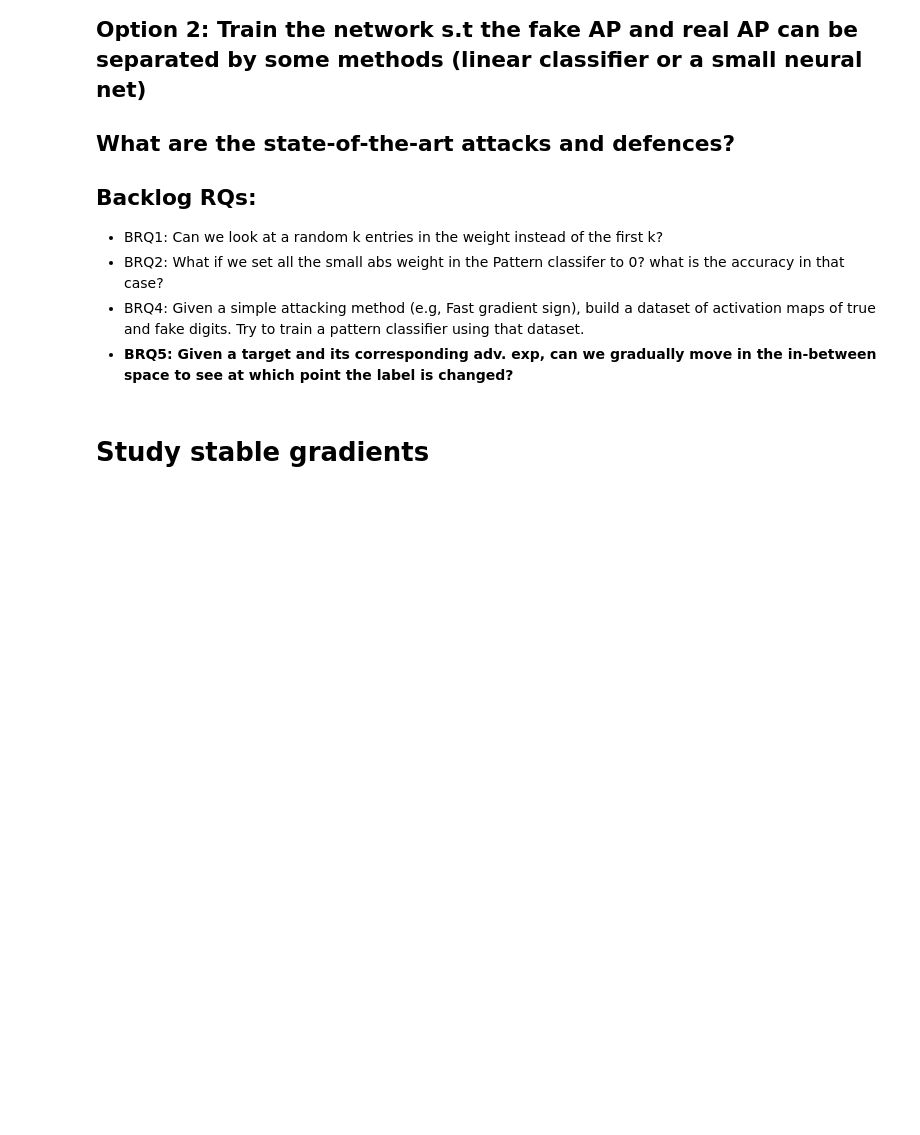
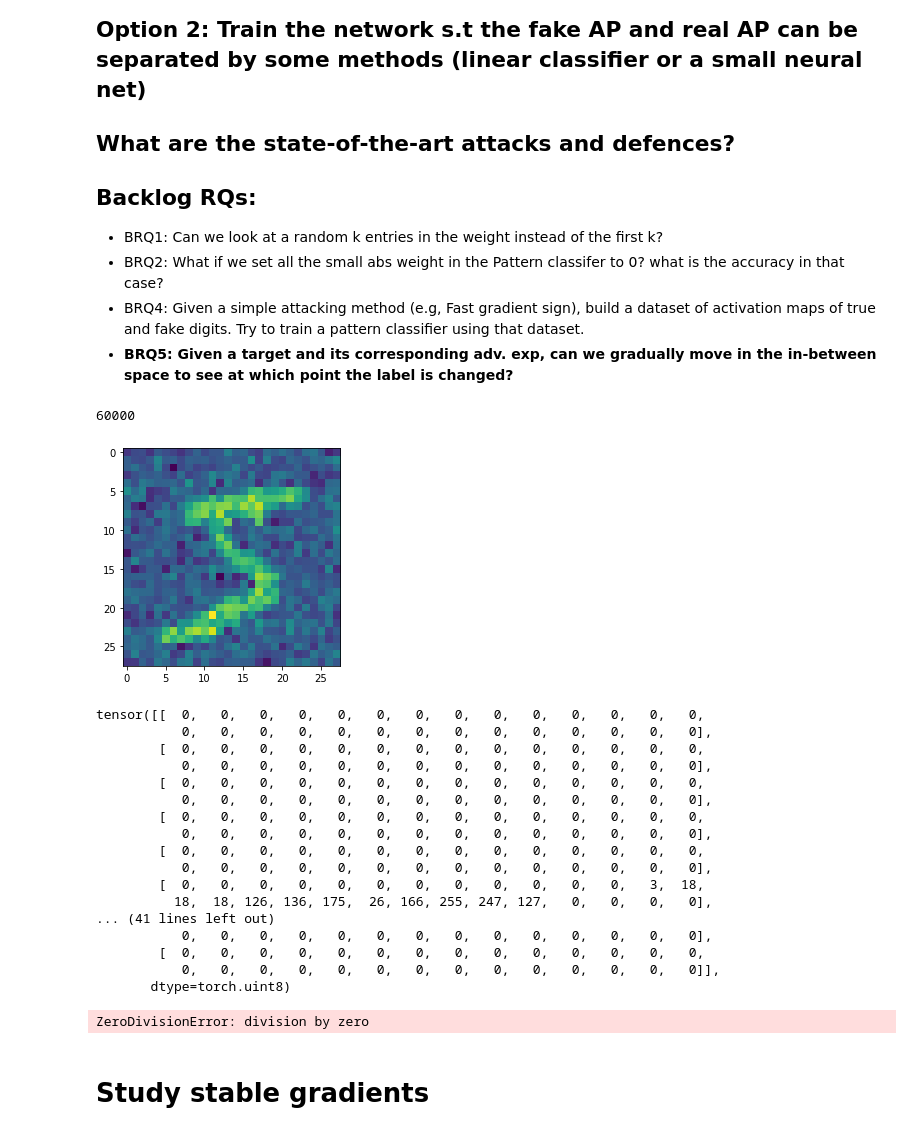
Before and after one commit to nhamlv-55/CFI_NNs, a Jupyter notebook: MNIST_toy/Expriment-WeekFeb9th.ipynb, the cells around one changed output. Saved outputs shown, nothing was run; the diff lists cells and outputs as text; code cells hidden in the pictures; blank space fills up the shorter version.

Commit message:
Added API for arbitrary changes
Examples:
circular shift
shift
arbitrary noise

```diff
--- a/MNIST_toy/Expriment-WeekFeb9th.ipynb
+++ b/MNIST_toy/Expriment-WeekFeb9th.ipynb
@@ -75,3 +176,14 @@ transform = transforms.Compose([
+# %%
+def transform_dataset(dataset):
+    '''
+    DO A STATE CHANGE
+    '''
+    print(dataset.data.shape[0])
+    for i in range(dataset.data.shape[0]):
+        #dataset.data[i,:,:] = shift(dataset.data[i,:,:],-10, 15)
+        gaussian = torch.distributions.Normal(loc = 128, scale = 50)# loc = mu, scale = stddev
+
+        dataset.data[i,:,:] = noisify(dataset.data[i,:,:], gaussian)
 # %% [markdown]
 ## Agenda
 ### Big question: CFI for NN
@@ -140,25 +252,54 @@ Currently, if Cond.2 is satisfied, then 3 is not.
 # %%
 #init stuffs
 LOAD = True
 # LOADPATH = 'TinyCNNreg.conv1.conv2.fc1.fc2.17:09:00'
-LOADPATH = 'FFN18:28:21'
-RELUPATH = 'relu_exp_data16:06:03.json'
+LOADPATH = 'FFN18_28_21'
+RELUPATH = 'relu_exp_data16-06-03.json'
 # LOADPATH = 'TinyCNNreg.fc1.fc2.16:06:26'
 LAST_N_EPOCHS = 10
 
 dataset1 = datasets.MNIST('../data', train=True, download=True,
                           transform=transform)
 dataset2 = datasets.MNIST('../data', train=False,
                           transform=transform)
-train_loader = torch.utils.data.DataLoader(dataset1, **train_kwargs)
+
+transform_dataset(dataset1)
+transform_dataset(dataset2)
+
+
+#for i in range(dataset1.train_data.shape[0]):
+#    dataset1.train_data[i,:,:] = shift(dataset1.train_data[i,:,:], 10,-15)
+train_loader = torch.utils.data.DataLoader(dataset1,  **train_kwargs)
 test_loader = torch.utils.data.DataLoader(dataset2, **test_kwargs)
-
+plt.imshow(dataset1.train_data[0,:,:])
+plt.plot()
 model = FeedforwardNeuralNetModel(28*28, 128, 10).to(device)
 # model = TinyCNN().to(device)
 if LOAD:
     model.load_state_dict(torch.load(LOADPATH, map_location=device))
     with open(RELUPATH, "r") as f:
         RELU_EXP_DATA = json.load(f)
+# %% [output]
+60000
+[figure, added]
+tensor([[  0,   0,   0,   0,   0,   0,   0,   0,   0,   0,   0,   0,   0,   0,
+           0,   0,   0,   0,   0,   0,   0,   0,   0,   0,   0,   0,   0,   0],
+        [  0,   0,   0,   0,   0,   0,   0,   0,   0,   0,   0,   0,   0,   0,
+           0,   0,   0,   0,   0,   0,   0,   0,   0,   0,   0,   0,   0,   0],
+        [  0,   0,   0,   0,   0,   0,   0,   0,   0,   0,   0,   0,   0,   0,
+           0,   0,   0,   0,   0,   0,   0,   0,   0,   0,   0,   0,   0,   0],
+        [  0,   0,   0,   0,   0,   0,   0,   0,   0,   0,   0,   0,   0,   0,
+           0,   0,   0,   0,   0,   0,   0,   0,   0,   0,   0,   0,   0,   0],
+        [  0,   0,   0,   0,   0,   0,   0,   0,   0,   0,   0,   0,   0,   0,
+           0,   0,   0,   0,   0,   0,   0,   0,   0,   0,   0,   0,   0,   0],
+        [  0,   0,   0,   0,   0,   0,   0,   0,   0,   0,   0,   0,   3,  18,
+          18,  18, 126, 136, 175,  26, 166, 255, 247, 127,   0,   0,   0,   0],
+... (41 lines left out)
+           0,   0,   0,   0,   0,   0,   0,   0,   0,   0,   0,   0,   0,   0],
+        [  0,   0,   0,   0,   0,   0,   0,   0,   0,   0,   0,   0,   0,   0,
+           0,   0,   0,   0,   0,   0,   0,   0,   0,   0,   0,   0,   0,   0]],
+       dtype=torch.uint8)
+ZeroDivisionError: division by zero
 # %% [markdown]
 # Study stable gradients
 # %% [markdown]
```
Also changed, not shown: parts of 9 cells of this notebook, 26 other files.
